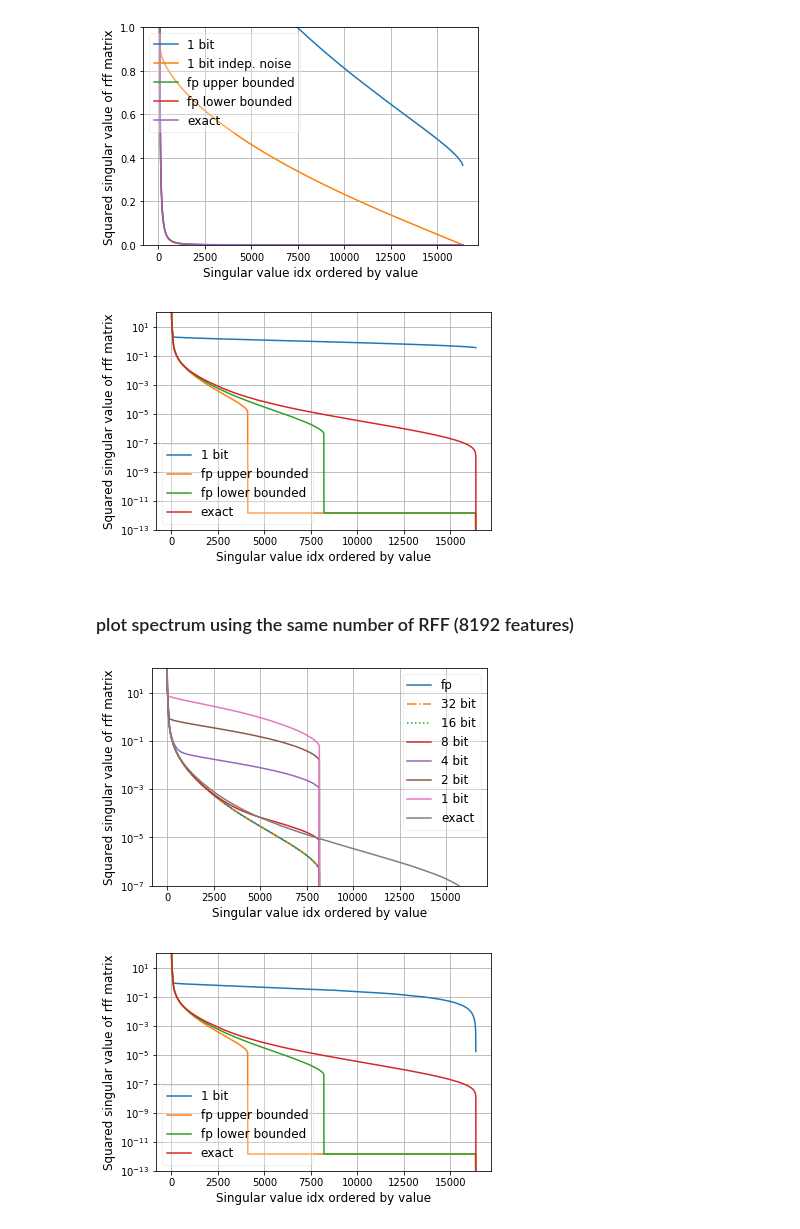
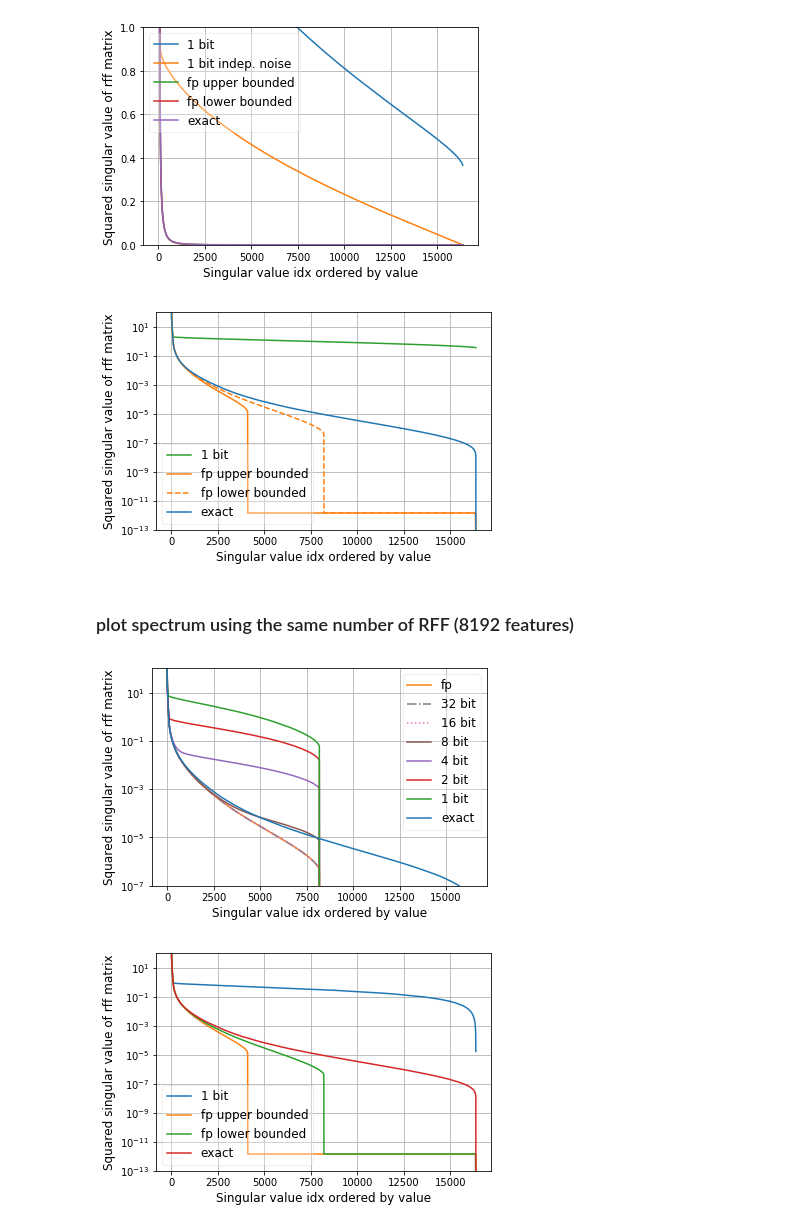
Before and after one commit to JianGoForIt/lp_rffs, a Jupyter notebook: kernel_reg/notebook/Census-Kernel-Ridge-Regression-RFF-Spectrum-64bit-svd-full-spectrum.ipynb, the cells around one changed output. Drawn from its saved outputs; the diff is of its cells as text; code cells hidden in the pictures.

```diff
--- a/kernel_reg/notebook/Census-Kernel-Ridge-Regression-RFF-Spectrum-64bit-svd-full-spectrum.ipynb
+++ b/kernel_reg/notebook/Census-Kernel-Ridge-Regression-RFF-Spectrum-64bit-svd-full-spectrum.ipynb
@@ -13,6 +14,8 @@ from data_loader import load_census_data
 import rff
 from rff import GaussianKernel, RFF
 from kernel_regressor import Quantizer, KernelRidgeRegression
+# %%
+colors_dict = get_colors()
 # %%
 class Args(object):
     def __init__(self, n_fp_rff, n_bit,
@@ -692,22 +689,22 @@ plt.show()
 [figure]
 # %%
 plt.figure()
-plt.semilogy(s_1, label="1 bit")
+plt.semilogy(s_1, label="1 bit", color=colors_dict['1'])
 # plt.semilogy(s_1_ind, label="1 bit indep. noise")
-plt.semilogy(s_fp_upper, label="fp upper bounded")
-plt.semilogy(s_fp_lower, label="fp lower bounded")
+plt.semilogy(s_fp_upper, label="fp upper bounded", color=colors_dict['fp'])
+plt.semilogy(s_fp_lower, "--", label="fp lower bounded", color=colors_dict['fp'])
 # plt.semilogy(s_4_small, label="4 bit partial")
 # plt.semilogy(s_2_small, label="2 bit partial")
-plt.semilogy(s_exact, label="exact")
+plt.semilogy(s_exact, label="exact", color=colors_dict['exact'])
 plt.grid()
 plt.ylim([1e-13, 1e2])
 plt.legend(framealpha=0.3, fontsize=12)
 plt.ylabel("Squared singular value of rff matrix", fontsize=12)
 plt.xlabel("Singular value idx ordered by value", fontsize=12)
 plt.savefig("../../notes/figures/different_spectrum_with_same_kernel_approx_error_log.pdf")
 plt.show()
 # %% [output]
-[figure, old version]
+[figure, new version]
 # %% [markdown]
 ### plot spectrum using the same number of RFF (8192 features)
 # %%
@@ -729,14 +726,14 @@ with open("../multi_seed_results/spectrum/s_exact_64b_svd_full_dataset.npy", "rb
     s_exact = np.load(f)
 # %%
 plt.figure()
-plt.semilogy(s_fp, label="fp")
-plt.semilogy(s_32, "-.", label="32 bit")
-plt.semilogy(s_16, ":", label="16 bit")
-plt.semilogy(s_8, label="8 bit")
-plt.semilogy(s_4, label="4 bit")
-plt.semilogy(s_2, label="2 bit")
-plt.semilogy(s_1, label="1 bit")
-plt.semilogy(s_exact, label="exact")
+plt.semilogy(s_fp, label="fp", color=colors_dict['fp'])
+plt.semilogy(s_32, "-.", label="32 bit", color=colors_dict['32'])
+plt.semilogy(s_16, ":", label="16 bit", color=colors_dict['16'])
+plt.semilogy(s_8, label="8 bit", color=colors_dict['8'])
+plt.semilogy(s_4, label="4 bit", color=colors_dict['4'])
+plt.semilogy(s_2, label="2 bit", color=colors_dict['2'])
+plt.semilogy(s_1, label="1 bit", color=colors_dict['1'])
+plt.semilogy(s_exact, label="exact", color=colors_dict['exact'])
 plt.grid()
 plt.ylim([1e-7, 1e2])
 plt.legend(framealpha=0.3, fontsize=12)
@@ -745,7 +742,7 @@ plt.xlabel("Singular value idx ordered by value", fontsize=12)
 plt.savefig("../../notes/figures/spectrum_n_rff_8192.pdf")
 plt.show()
 # %% [output]
-[figure, old version]
+[figure, new version]
 # %%
 # with open("../multi_seed_results/spectrum/s_4096_feat_1_bit_64b_svd_ind_full_dataset.npy", "rb") as f:
 #     s_1 = np.load(f)
```
Also changed, not shown: parts of 2 cells of this notebook, 14 other files.
